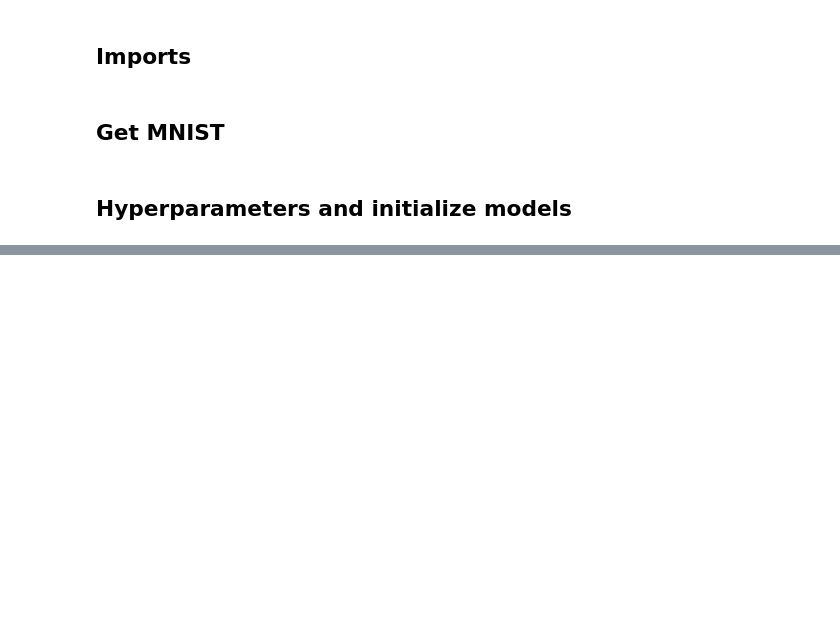
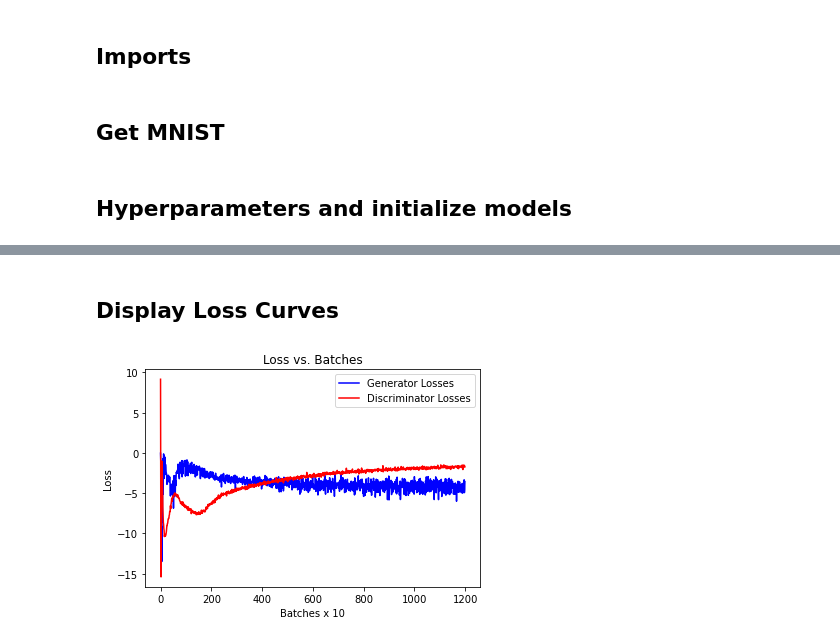
Before and after one commit to EzraApple/gen_ai_demos, a Jupyter notebook: MNIST_WGAN/mnist_wgan.ipynb, the cells around one changed output, grey strips where cells are left out. Drawn from its saved outputs; the diff is of its cells as text; code cells hidden in the pictures; blank space fills up the shorter version.

```diff
--- a/MNIST_WGAN/mnist_wgan.ipynb
+++ b/MNIST_WGAN/mnist_wgan.ipynb
@@ -59,0 +59,31 @@ device
+# %%
+epochs = 100
+for epoch in range(epochs):
+    for batch, (image, _) in enumerate(loader):
+        images = image.view(-1, 784).to(device)
+        batch_size = images.shape[0]
+
+        # --- Critic Training --- #
+        critic_loss = 0
+        for i in range(critic_acceleration):
+            noise = torch.randn((batch_size, noise_dimension)).to(device)
+            fakes = generator(noise)
+
+            critic_loss = torch.mean(critic(fakes)) - torch.mean(critic(images)) + grad_penalty * critic.gradient_penalty(images, fakes, device)
+            critic.zero_grad()
+            critic_loss.backward()
+            crit_optimizer.step()
+
+        # --- Generator Training --- #
+        noise = torch.randn((batch_size, noise_dimension)).to(device)
+        fakes = generator(noise)
+        generator_loss = -torch.mean(critic(fakes))
+        generator.zero_grad()
+        generator_loss.backward()
+        gen_optimizer.step()
+        if batch % 10 == 0:
+            generator_loss_history.append(generator_loss.detach().cpu())
+            critic_loss_history.append(critic_loss.detach().cpu())
+    print(
+        f"Epoch {epoch + 1} | Generator Loss: {generator_loss} | Critic Loss: {critic_loss}"
+    )
@@ -59,0 +108,12 @@ device
+# %% [markdown]
+## Display Loss Curves
+# %%
+x_axis = range(len(generator_loss_history))
+plt.plot(x_axis, generator_loss_history, color="blue", label="Generator Losses")
+plt.plot(x_axis, critic_loss_history, color="red", label="Discriminator Losses")
+plt.title("Loss vs. Batches")
+plt.xlabel("Batches x 10")
+plt.ylabel("Loss")
+plt.legend(loc="upper right")
+# %% [output]
+[figure, added]
```
Also changed, not shown: parts of 7 cells of this notebook, 1 other file.
